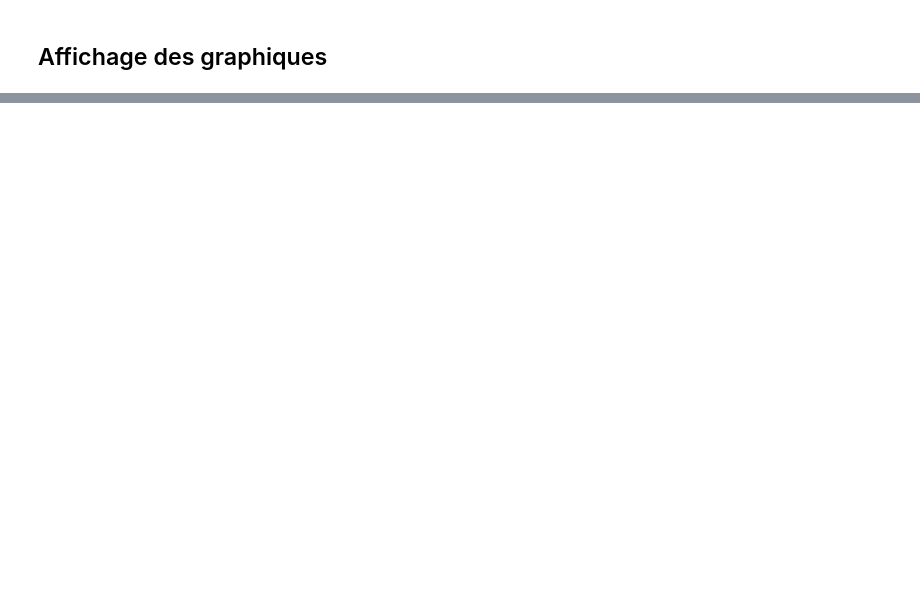
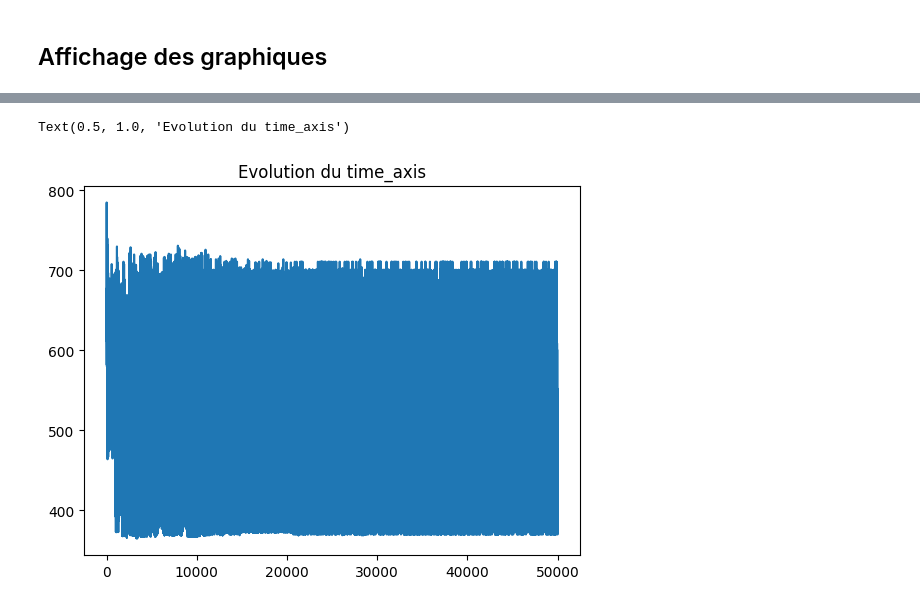
Before and after one commit to jupiterMJM/cplt_sci_metaheuristique, a Jupyter notebook: brouillon.ipynb, the cells around one changed output, grey strips where cells are left out. Drawn from its saved outputs; the diff is of its cells as text; code cells hidden in the pictures; blank space fills up the shorter version.

```diff
--- a/brouillon.ipynb
+++ b/brouillon.ipynb
@@ -143,0 +166,7 @@ Text(0.5, 1.0, 'Evolution de la validité du modèle')
+# %%
+plt.close()
+plt.plot(historique_time_axis)
+plt.title("Evolution du time_axis")
+# %% [output]
+Text(0.5, 1.0, 'Evolution du time_axis')
+[figure, added]
```
Also changed, not shown: parts of 11 cells of this notebook, 1 other file.
